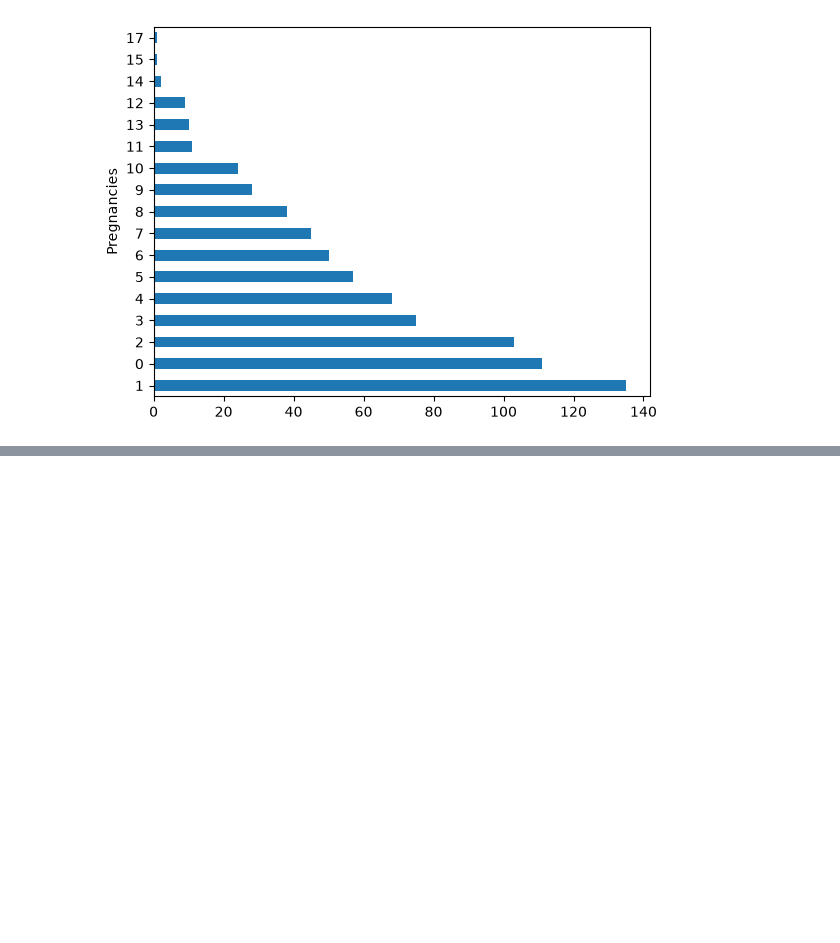
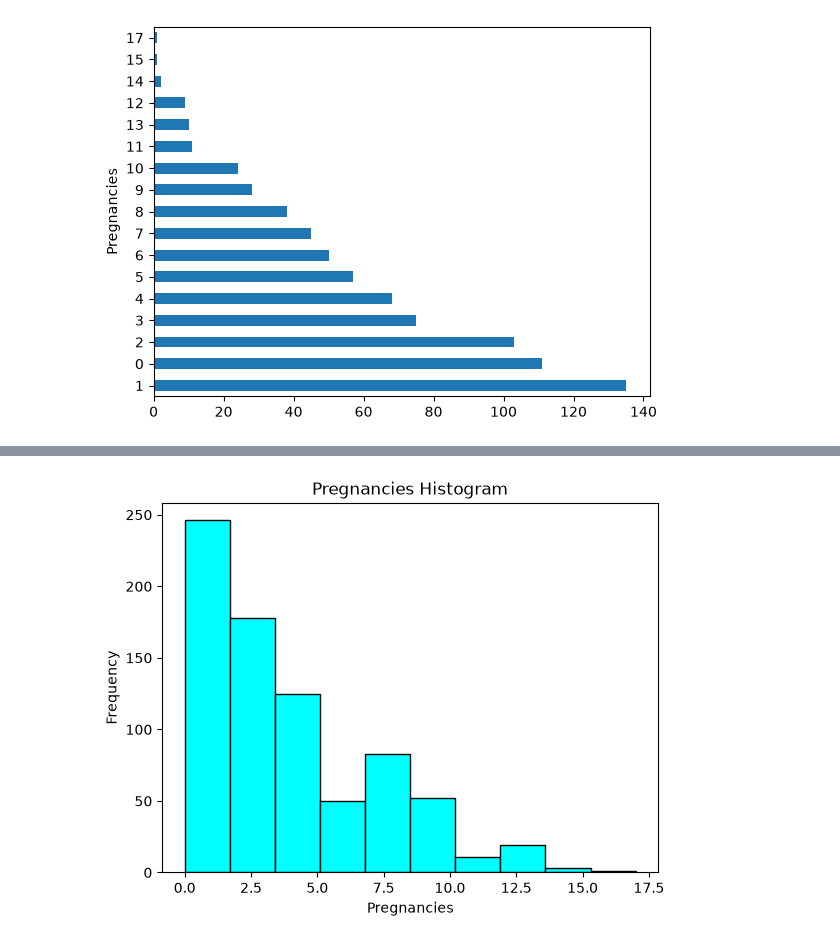
Before and after one commit to akyadav43-debug/Python-Basics, a Jupyter notebook: Data_visualisation.ipynb, the cells around one changed output, grey strips where cells are left out. Saved outputs shown, nothing was run; the diff lists cells and outputs as text; code cells hidden in the pictures; blank space fills up the shorter version.

```diff
--- a/Data_visualisation.ipynb
+++ b/Data_visualisation.ipynb
@@ -96,0 +116,8 @@ plt.show()
+# %%
+plt.hist(Dia['Pregnancies'], bins=10, color='cyan', edgecolor='black')
+plt.title('Pregnancies Histogram')
+plt.xlabel('Pregnancies')
+plt.ylabel('Frequency')
+plt.show()
+# %% [output]
+[figure, added]
```
Also changed, not shown: parts of 6 cells of this notebook.
